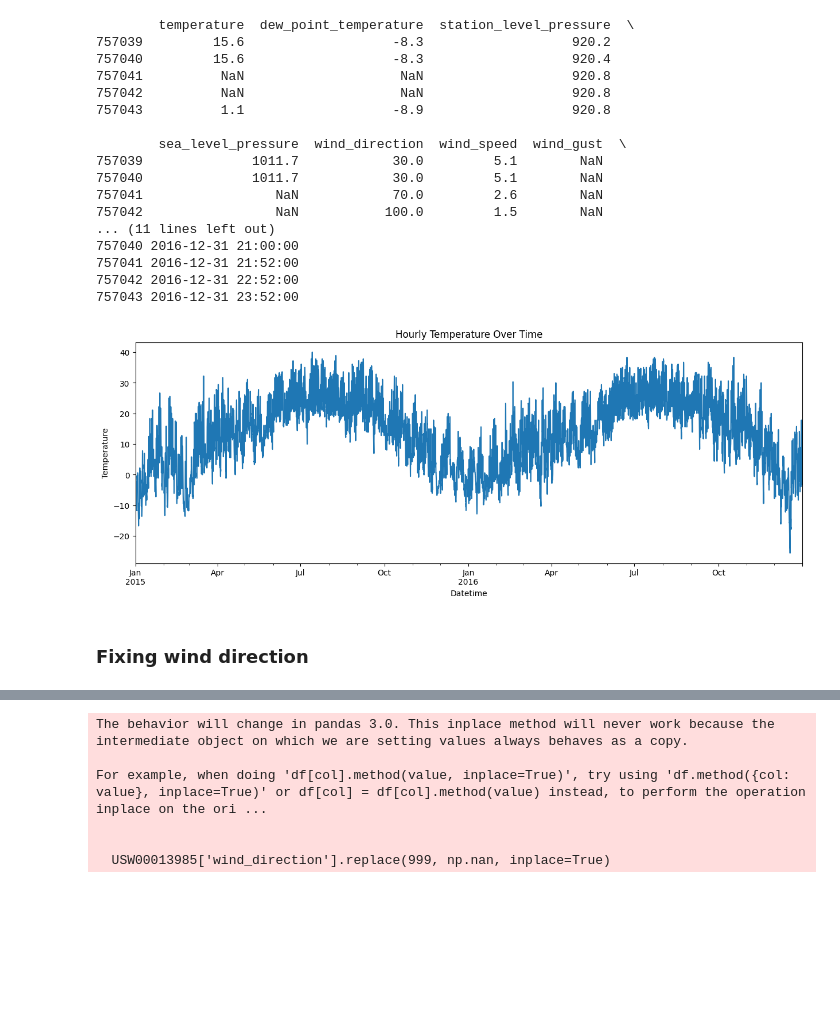
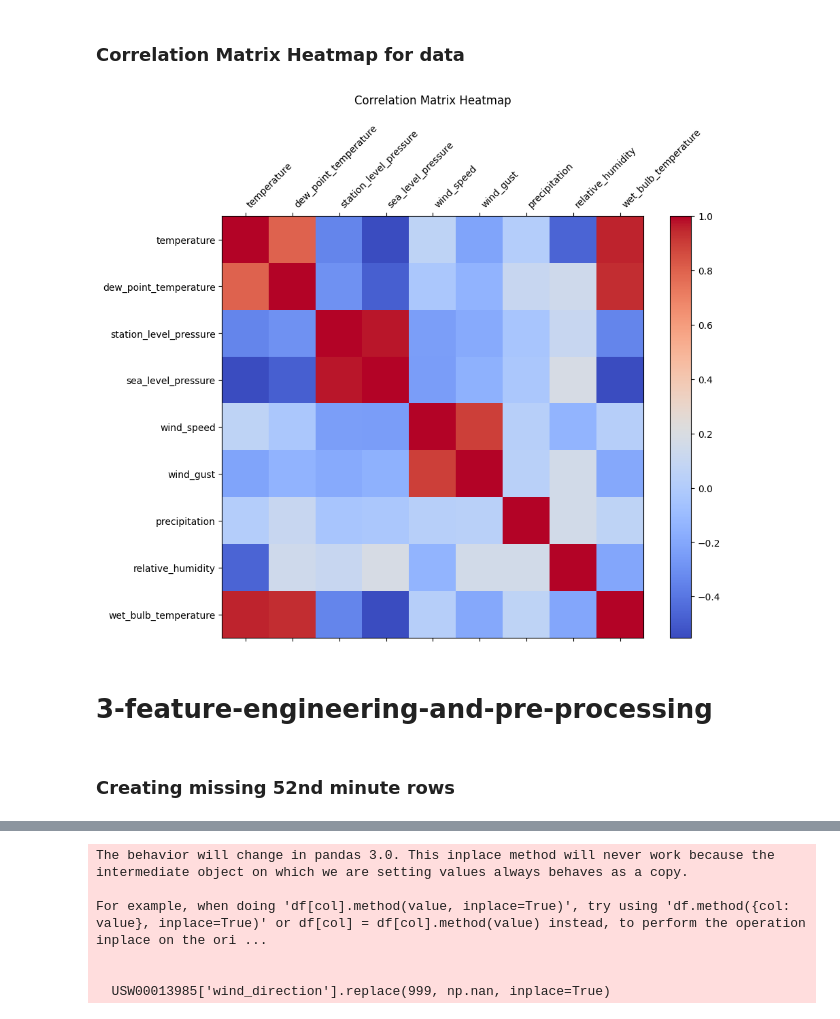
Before and after one commit to SweeneyCoder21/cmse492_project, a Jupyter notebook: data/processsed/preprocessing_data.ipynb, the cells around one changed output, grey strips where cells are left out. Drawn from its saved outputs; the diff is of its cells as text; code cells hidden in the pictures; blank space fills up the shorter version.

```diff
--- a/data/processsed/preprocessing_data.ipynb
+++ b/data/processsed/preprocessing_data.ipynb
@@ -154,38 +231,20 @@ print(USW00013985[['Year', 'Month', 'Day', 'Hour', 'Minute', 'Datetime']].tail()
-# %%
-USW00013985.drop(['Latitude', 'Longitude', 'Elevation', 'Year', 'Month', 'Day', 'Hour', 'Minute'], axis=1, inplace=True)
-print(USW00013985.tail())
-# Only run this cell once!
-# %% [output]
-        temperature  dew_point_temperature  station_level_pressure  \
-757039         15.6                   -8.3                   920.2
-757040         15.6                   -8.3                   920.4
-757041          NaN                    NaN                   920.8
-757042          NaN                    NaN                   920.8
-757043          1.1                   -8.9                   920.8
-
-        sea_level_pressure  wind_direction  wind_speed  wind_gust  \
-757039              1011.7            30.0         5.1        NaN
-757040              1011.7            30.0         5.1        NaN
-757041                 NaN            70.0         2.6        NaN
-757042                 NaN           100.0         1.5        NaN
-... (11 lines left out)
-757040 2016-12-31 21:00:00
-757041 2016-12-31 21:52:00
-757042 2016-12-31 22:52:00
-757043 2016-12-31 23:52:00
-# %%
-USW00013985 = USW00013985.set_index('Datetime')
-
-USW00013985_hourly = USW00013985.resample('H').mean()
-
-USW00013985_hourly = USW00013985_hourly.interpolate(method='time')
-
-USW00013985_hourly['temperature'].plot(figsize=(15, 5))
-plt.title('Hourly Temperature Over Time')
-plt.xlabel('Datetime')
-plt.ylabel('Temperature')
-plt.show()
-# %% [output]
-[figure, removed]
-# %% [markdown]
-### Fixing wind direction
+# %% [markdown]
+### Correlation Matrix Heatmap for data
+# %%
+# computing and showing the correlation matrix
+features = columns_to_plot
+correlation_matrix = USW00013985[features].corr()
+
+plt.figure(figsize=(10, 8))
+plt.matshow(correlation_matrix, cmap='coolwarm', fignum=1)
+plt.colorbar()
+plt.xticks(range(len(features)), features, rotation=45, ha='left')
+plt.yticks(range(len(features)), features)
+plt.title("Correlation Matrix Heatmap", pad=20)
+plt.show()
+# %% [output]
+[figure, added]
+# %% [markdown]
+# 3-feature-engineering-and-pre-processing
+# %% [markdown]
+### Creating missing 52nd minute rows
```
Also changed, not shown: parts of 72 cells of this notebook, 2 other files.
